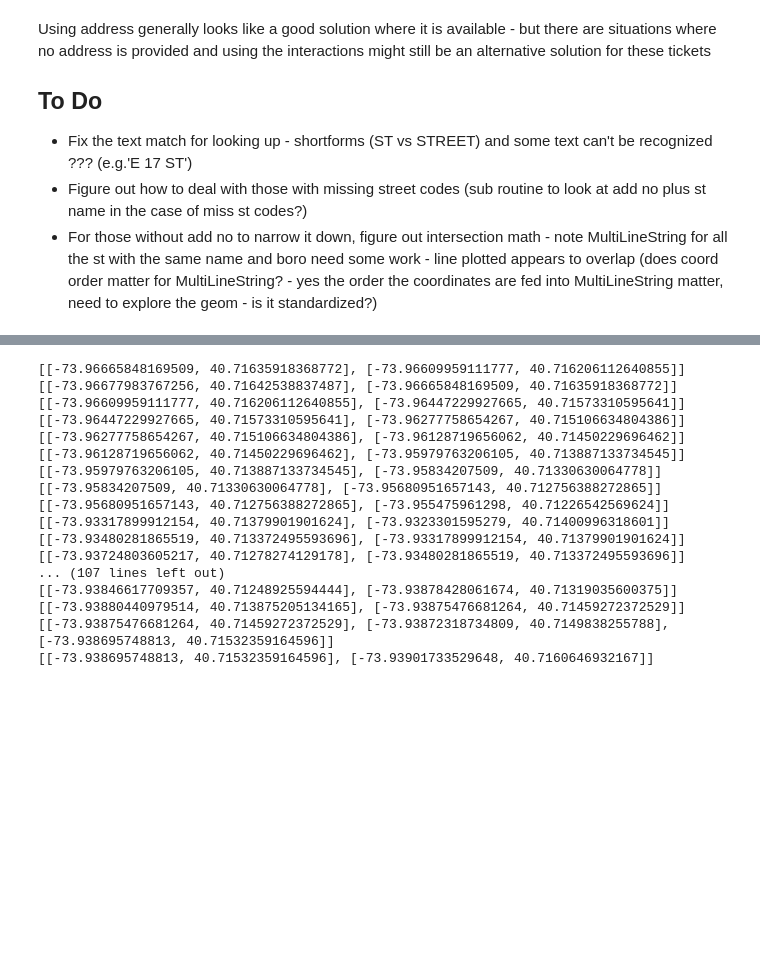
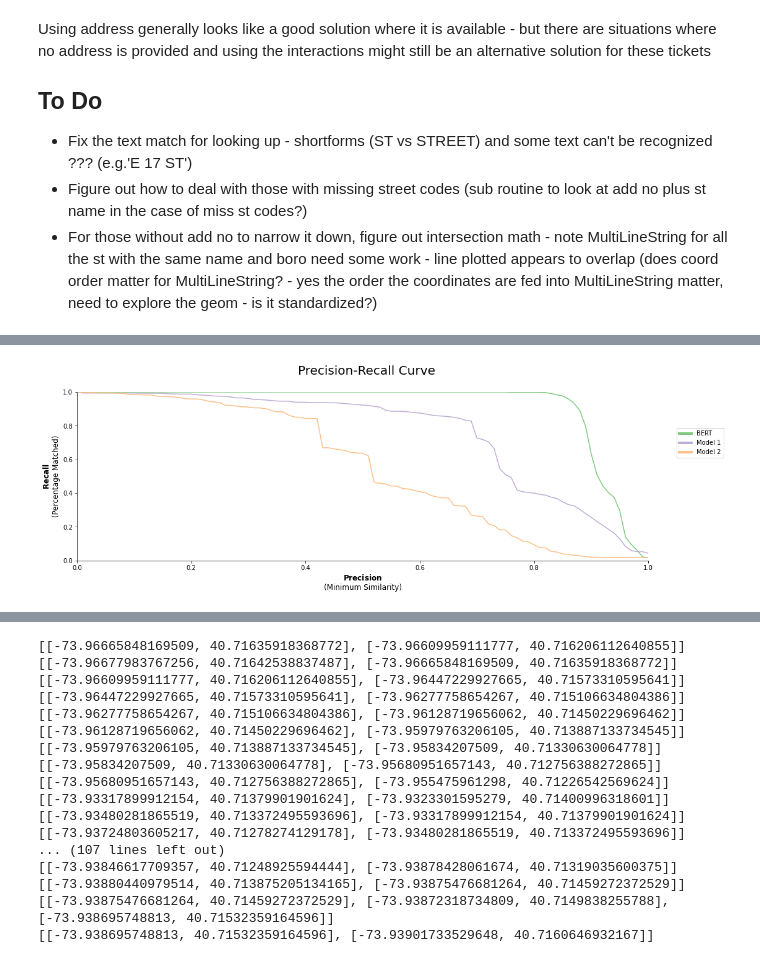
Before and after one commit to stuartong/streetsofnyc, a Jupyter notebook: TicketsCleaningStreetCode.ipynb, the cells around one changed output, grey strips where cells are left out. Drawn from its saved outputs; the diff is of its cells as text; code cells hidden in the pictures; blank space fills up the shorter version.

```diff
--- a/TicketsCleaningStreetCode.ipynb
+++ b/TicketsCleaningStreetCode.ipynb
@@ -324,0 +423,4 @@ Using address generally looks like a good solution where it is available - but t
+# %%
+model.visualize_precision_recall()
+# %% [output]
+[figure, added]
```
Also changed, not shown: parts of 39 cells of this notebook.
